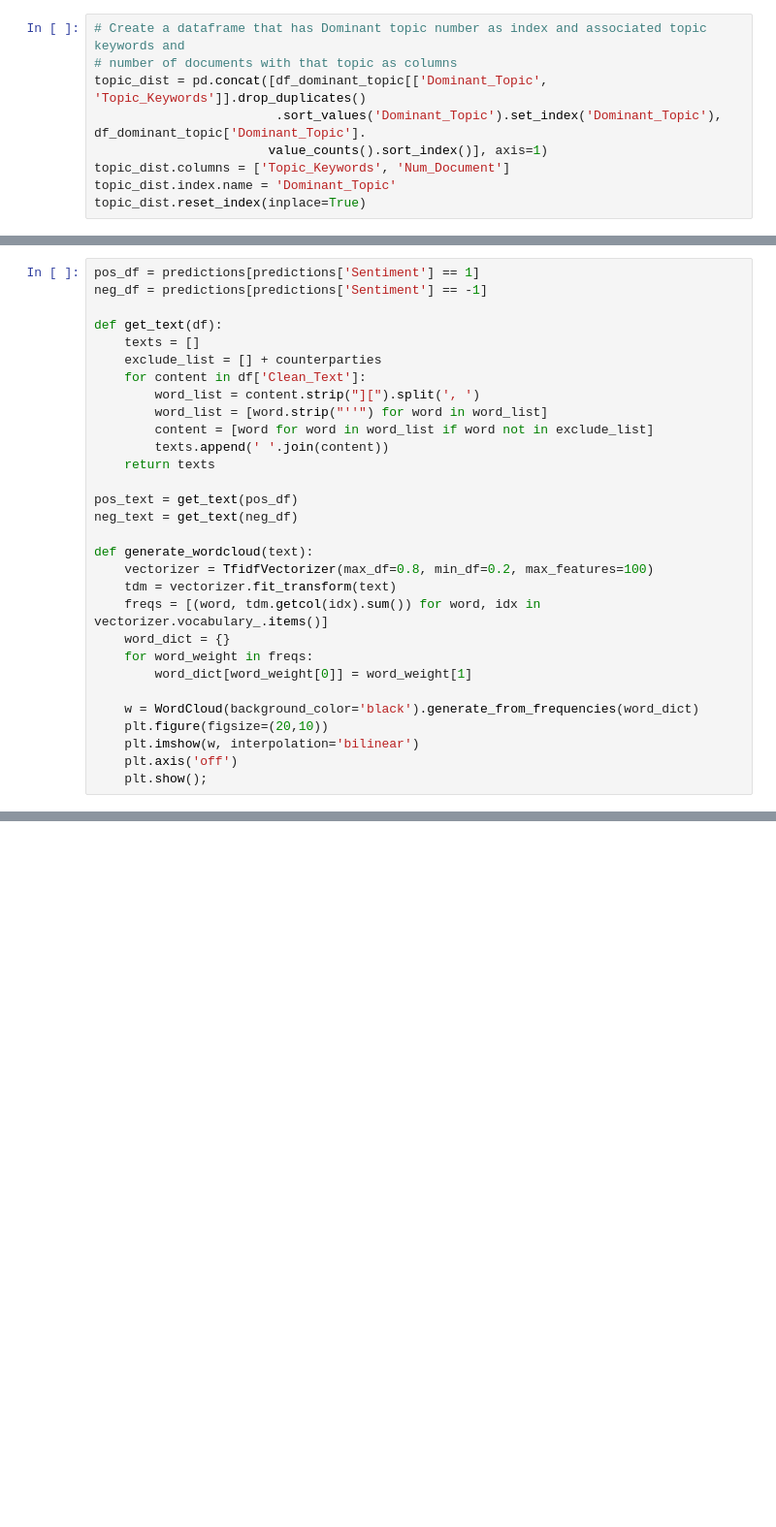
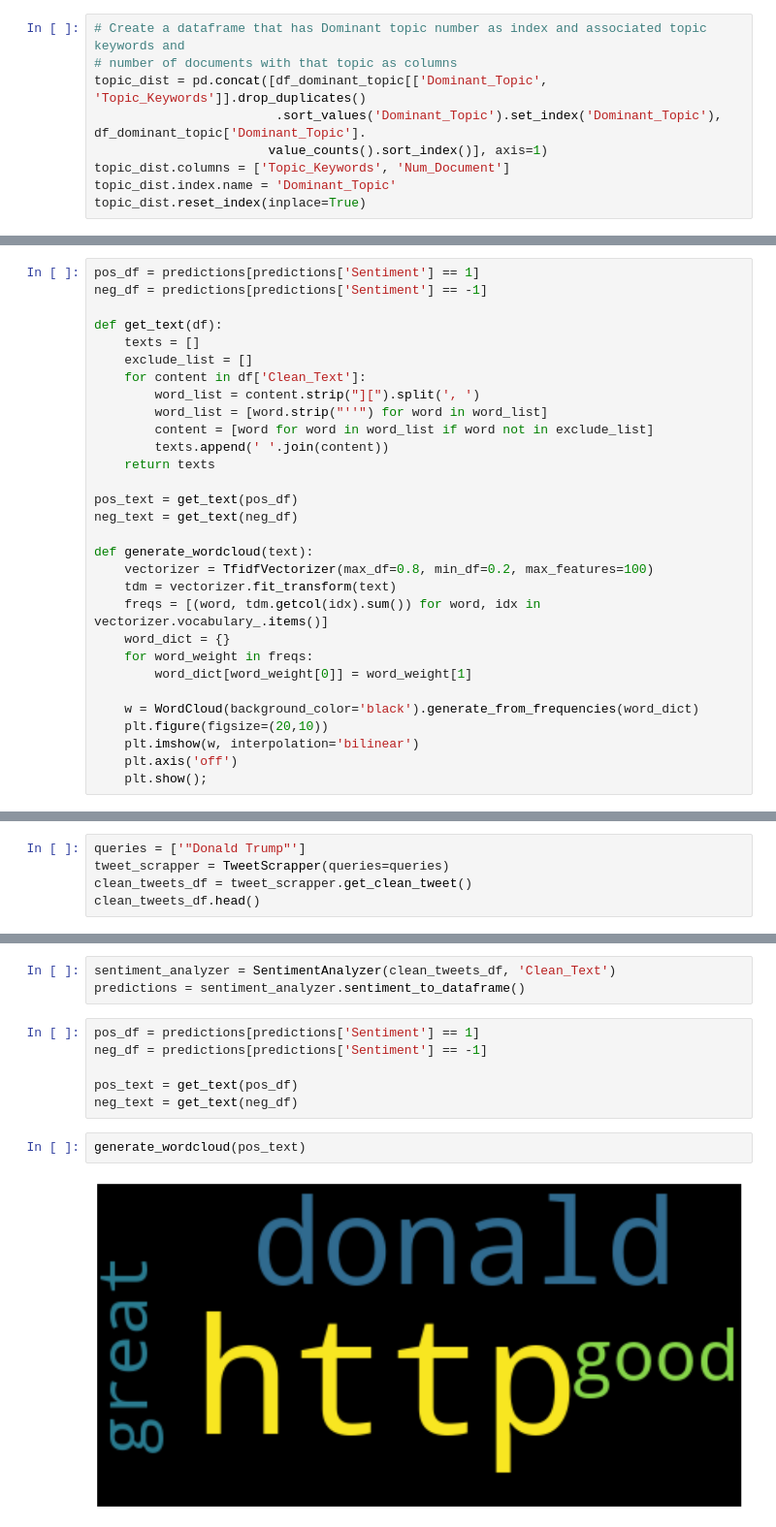
Before and after one commit to aashishkhadka1992/SentimentAnalysis, a Jupyter notebook: Sentiment_Analysis_Infer.ipynb, the cells around one changed output, grey strips where cells are left out. Shown at 97% size. Drawn from its saved outputs; the diff is of its cells as text; blank space fills up the shorter version.

```diff
--- a/Sentiment_Analysis_Infer.ipynb
+++ b/Sentiment_Analysis_Infer.ipynb
@@ -197,7 +154,7 @@ neg_df = predictions[predictions['Sentiment'] == -1]
 
 def get_text(df):
     texts = []
-    exclude_list = [] + counterparties
+    exclude_list = []
     for content in df['Clean_Text']:
         word_list = content.strip("][").split(', ')
         word_list = [word.strip("''") for word in word_list]
@@ -233,0 +189,5 @@ NameError: name 'generate_wordcloud' is not defined
+# %%
+queries = ['"Donald Trump"']
+tweet_scrapper = TweetScrapper(queries=queries)
+clean_tweets_df = tweet_scrapper.get_clean_tweet()
+clean_tweets_df.head()
@@ -233,0 +201,13 @@ NameError: name 'generate_wordcloud' is not defined
+# %%
+sentiment_analyzer = SentimentAnalyzer(clean_tweets_df, 'Clean_Text')
+predictions = sentiment_analyzer.sentiment_to_dataframe()
+# %%
+pos_df = predictions[predictions['Sentiment'] == 1]
+neg_df = predictions[predictions['Sentiment'] == -1]
+
+pos_text = get_text(pos_df)
+neg_text = get_text(neg_df)
+# %%
+generate_wordcloud(pos_text)
+# %% [output]
+[figure, added]
```
Also changed, not shown: parts of 26 cells of this notebook, 6 other files.
